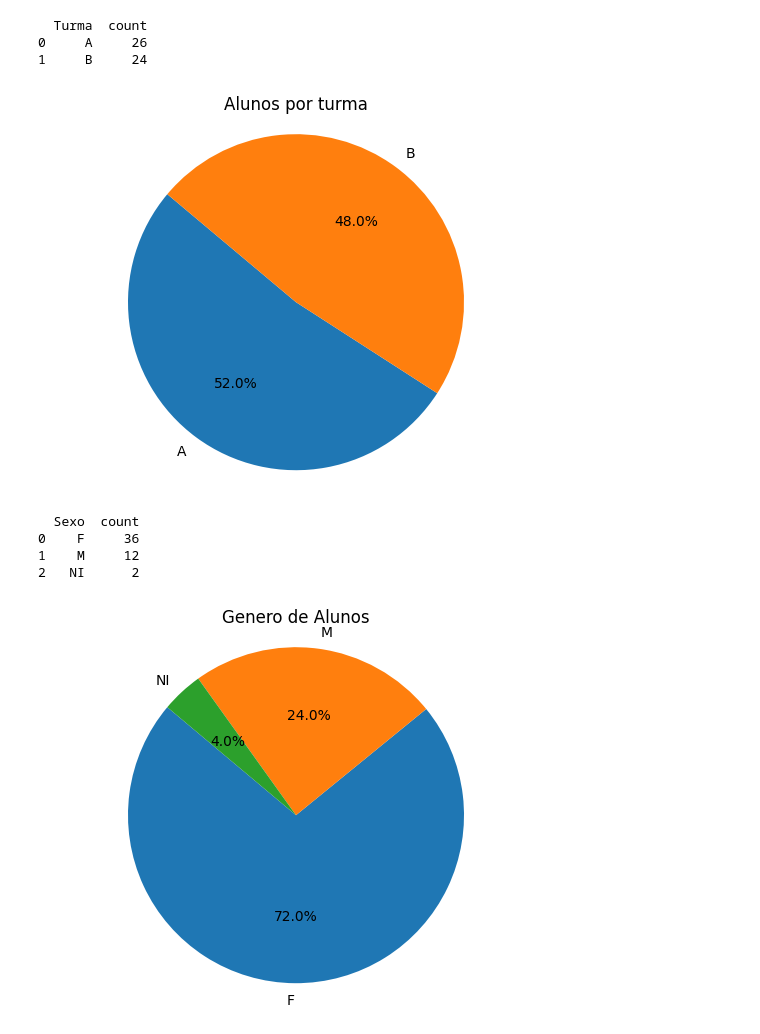
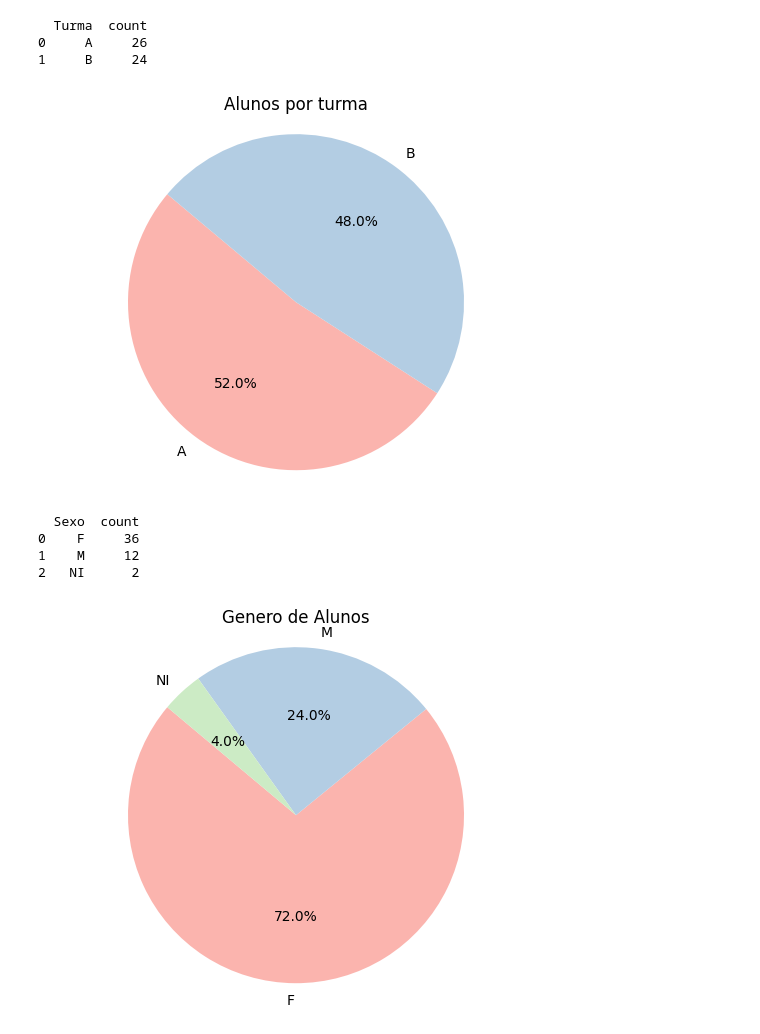
Before and after one commit to mxtqnt/ProbabilidadeEstatistica, a Jupyter notebook: Atividade 08-03/Atividade.ipynb, the cells around one changed output. Cells and saved outputs as stored; diff of their text form; code cells hidden in the pictures.

```diff
--- a/Atividade 08-03/Atividade.ipynb
+++ b/Atividade 08-03/Atividade.ipynb
@@ -27,20 +34,20 @@ base_de_dados
 # %%
 data = base_de_dados['Turma'].value_counts().reset_index()
 
 print(data)
 
 labels = data['Turma']
 tamanhos = data['count']
 
-plt.pie(tamanhos, labels=labels, autopct='%1.1f%%', startangle=140)
+plt.pie(tamanhos, labels=labels, autopct='%1.1f%%', startangle=140, colors=sns.color_palette('Pastel1'))
 plt.title('Alunos por turma')
 plt.axis('equal')
 plt.show()
 # %% [output]
   Turma  count
 0     A     26
 1     B     24
-[figure, old version]
+[figure, new version]
 # %%
 data = base_de_dados['Sexo'].value_counts().reset_index()
 
@@ -49,7 +56,7 @@ print(data)
 labels = data['Sexo']
 tamanhos = data['count']
 
-plt.pie(tamanhos, labels=labels, autopct='%1.1f%%', startangle=140)
+plt.pie(tamanhos, labels=labels, autopct='%1.1f%%', startangle=140, colors=sns.color_palette('Pastel1'))
 plt.title('Genero de Alunos')
 plt.axis('equal')
 plt.show()
@@ -58,7 +65,7 @@ plt.show()
 0    F     36
 1    M     12
 2   NI      2
-[figure, old version]
+[figure, new version]
 # %%
 data = base_de_dados['Idade'].value_counts().reset_index()
 
```
Also changed, not shown: parts of 12 cells of this notebook.
